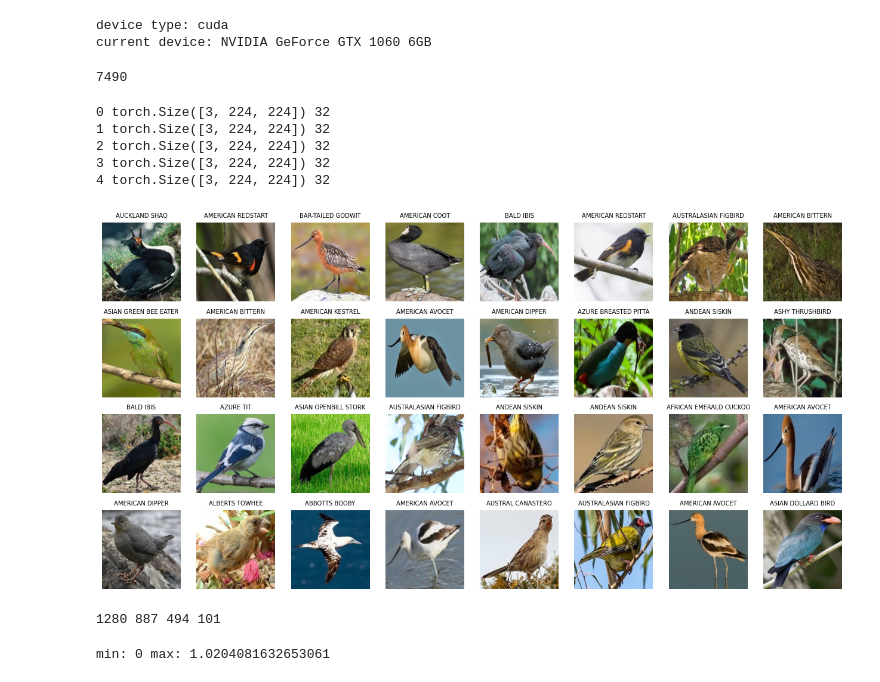
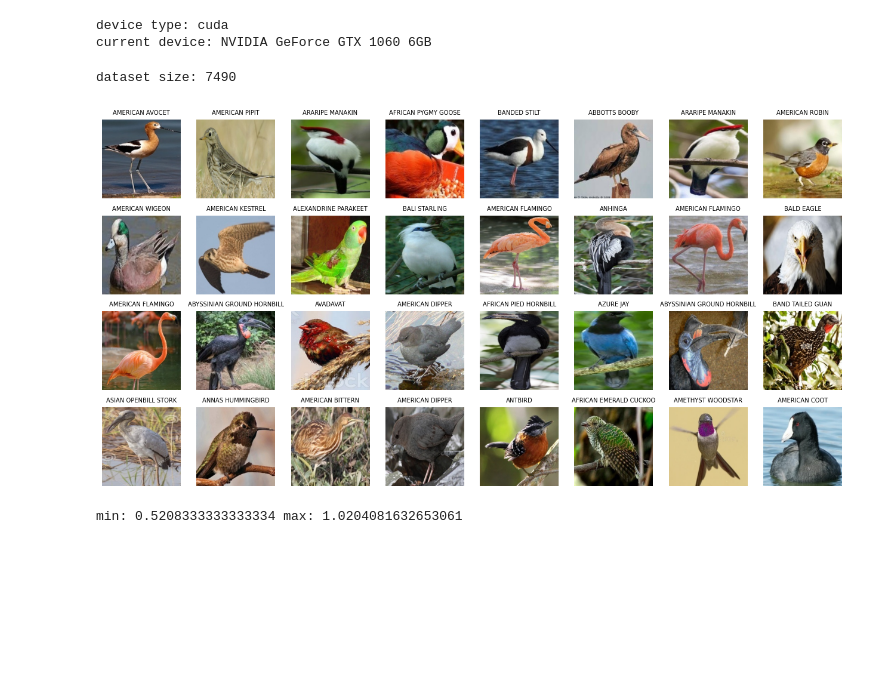
Before and after one commit to aSliwska/klasyfikatorPtakow-wdssn, a Jupyter notebook: src/net_ver1.ipynb, the cells around one changed output. Drawn from its saved outputs; the diff is of its cells as text; code cells hidden in the pictures; blank space fills up the shorter version.

```diff
--- a/src/net_ver1.ipynb
+++ b/src/net_ver1.ipynb
@@ -59,61 +100,52 @@ class BirdDataset(Dataset):
 # %%
-# example data for testing if everything works
+# show single batch of example data
 
 transform = torchvision.transforms.Compose([
     torchvision.transforms.ToTensor()
     ])
 example_batch_size = 32
 example_number_of_classes = 63
 exampleTrainDataset = BirdDataset("train", classNames[:example_number_of_classes], transform)
 
-print(len(exampleTrainDataset))
-checkClasses = set([path.split("/")[3] for path in exampleTrainDataset.image_paths])
-# print(checkClasses)
-# print("\n".join(exampleTrainDataset.image_paths))
+print("dataset size:", len(exampleTrainDataset))
+# checkClasses = set([path.split("/")[3] for path in exampleTrainDataset.image_paths])
+# print("all labels:", checkClasses)
+# print("all image paths:\n", "\n".join(exampleTrainDataset.image_paths))
 
 exampleTrainLoader = DataLoader(exampleTrainDataset, batch_size=example_batch_size, shuffle=True, num_workers=4, drop_last=True)
+
+for i_batch, sample_batch in enumerate(exampleTrainLoader):
+    images_batch, labels_batch = sample_batch
+    # print(i_batch, images_batch[0].size(), len(labels_batch))
+
+    # observe 4th batch and stop.
+    if i_batch == 4:
+        plt.figure(figsize=(16,8))
+        plt.rc('font', size=6)
+
+        for index in range(example_batch_size):
+            plt.subplot(4,8,index+1)
+            plt.imshow(images_batch[index].squeeze().permute(1,2,0))
+            plt.title(list(classIdByLabel.keys())[list(classIdByLabel.values()).index(labels_batch[index])])
+            plt.axis('off')
+
+
+        plt.ioff()
+        plt.show()
+        break
 # %% [output]
-7490
+dataset size: 7490
+[figure, added]
-# %%
-# show single batch of example data
-
-for i_batch, sample_batch in enumerate(exampleTrainLoader):
-    images_batch, labels_batch = sample_batch
-    print(i_batch, images_batch[0].size(), len(labels_batch))
-
-    # observe 4th batch and stop.
-    if i_batch == 4:
-        plt.figure(figsize=(16,8))
-        plt.rc('font', size=6)
-
-        for index in range(example_batch_size):
-            plt.subplot(4,8,index+1)
-            plt.imshow(images_batch[index].squeeze().permute(1,2,0))
-            plt.title(list(classIdByLabel.keys())[list(classIdByLabel.values()).index(labels_batch[index])])
-            plt.axis('off')
-
-
-        plt.ioff()
-        plt.show()
-        break
-# %% [output]
-0 torch.Size([3, 224, 224]) 32
-1 torch.Size([3, 224, 224]) 32
-2 torch.Size([3, 224, 224]) 32
-3 torch.Size([3, 224, 224]) 32
-4 torch.Size([3, 224, 224]) 32
-[figure, removed]
 # %%
 # tune a pretrained model
 
-number_of_classes = 100
+number_of_classes = 525
 
 weights = torchvision.models.EfficientNet_B0_Weights.IMAGENET1K_V1
 model = torchvision.models.efficientnet_b0(weights=weights)
 preprocess = weights.transforms()
 in_features = model.classifier[1].in_features
-gap = math.floor((in_features - number_of_classes) / 3)
-print(in_features, in_features - gap, in_features - gap*2, in_features - gap*3)
+# print("in_features:", in_features)
 
 dropout = 0.2
 model.classifier = nn.Sequential(
@@ -134,8 +166,6 @@ for name, param in model.named_parameters():
         param.requires_grad = False
 
 # print(model)
-# %% [output]
-1280 887 494 101
 # %%
 # create datasets
 
@@ -159,8 +189,8 @@ classWeights = [0 for _ in range(525)]
 for className in classNames[:number_of_classes]:
     classWeights[classIdByLabel[className]] = 100.0 /len(os.listdir(os.path.join("..", "dane", "train", className)))
     # print(classWeights[classIdByLabel[className]], className)
-print("min:", min(classWeights), "max:", max(classWeights))
+print("min:", min(classWeights[:number_of_classes]), "max:", max(classWeights[:number_of_classes]))
 # %% [output]
-min: 0 max: 1.0204081632653061
+min: 0.5208333333333334 max: 1.0204081632653061
 # %%
 # train
```
Also changed, not shown: parts of 11 cells of this notebook, 6 other files.
